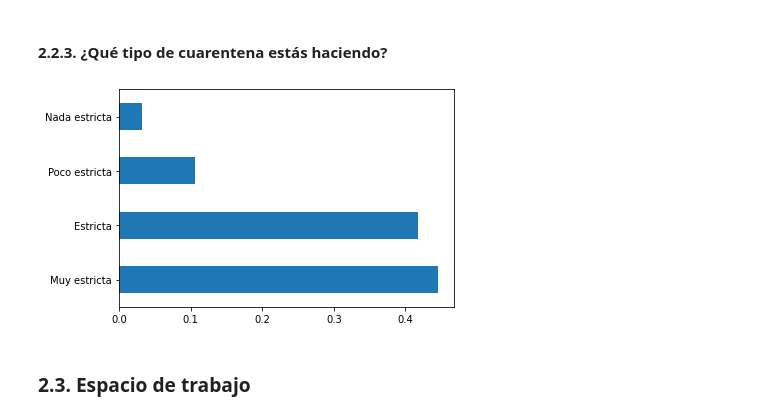
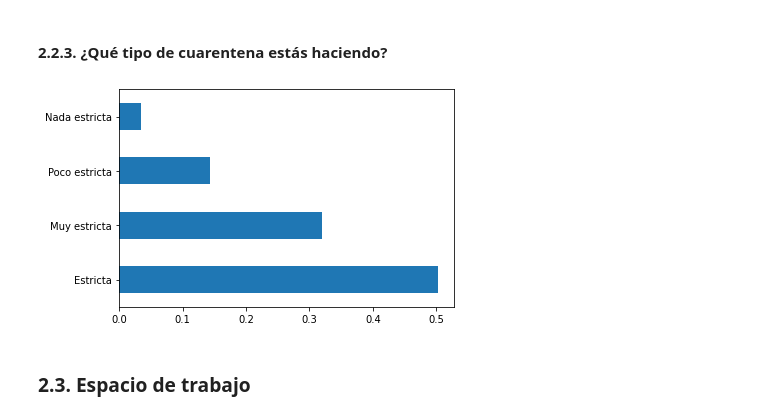
Before and after one commit to SebastianESaavedra/openqube-sueldos, a Jupyter notebook: pipeline/covid-analysis.ipynb, the cells around one changed output. Saved outputs shown, nothing was run; the diff lists cells and outputs as text; code cells hidden in the pictures.

```diff
--- a/pipeline/covid-analysis.ipynb
+++ b/pipeline/covid-analysis.ipynb
@@ -179,8 +210,8 @@ display(len(df_inliers) / len(df))
 # %%
 minimum_salary = dataset_metadata["minimum_salary"]
 
-df_outliers_lower_limit = df_inliers.query("salario_mensual_bruto_en_tu_moneda_local < @minimum_salary/2.0")
-df_inliers_lower_limit = df_inliers.query("salario_mensual_bruto_en_tu_moneda_local >= @minimum_salary/2.0")
+df_outliers_lower_limit = df_inliers.query("salario_mensual_o_retiro_bruto_en_tu_moneda_local < @minimum_salary/2.0")
+df_inliers_lower_limit = df_inliers.query("salario_mensual_o_retiro_bruto_en_tu_moneda_local >= @minimum_salary/2.0")
 df = df_inliers_lower_limit
 # %% [markdown]
 ## 2. Análisis de resultados
@@ -210,8 +241,8 @@ def to_rechart(df, max=0):
 # %% [markdown]
 #### 2.1.1. ¿Con cuántas personas convivís?
 # %%
-aux = df.copy()
-aux["con_cuantas_personas_estas_conviviendo"] = aux["con_cuantas_personas_estas_conviviendo"].apply(str)
+aux = df.copy().dropna()
+aux["con_cuantas_personas_estas_conviviendo"] = aux["con_cuantas_personas_estas_conviviendo"].astype(int).apply(str)
 
 aux = normalize_dataframe_column_replace(aux, "con_cuantas_personas_estas_conviviendo", {"0": "Vivo solo/a"})
 gph = aux["con_cuantas_personas_estas_conviviendo"].value_counts(normalize=True, sort=True)
@@ -265,12 +297,12 @@ charts["convivencia_cuali"]
 # %% [markdown]
 #### 2.1.3. ¿Tenés hijos/as menores de edad?
 # %%
-aux = df.copy()
-aux["tenes_hijosas_menores_de_edad"] = aux["tenes_hijosas_menores_de_edad"].apply(str)
+aux = df.copy().dropna()
+aux["tenes_hijosas_menores_de_edad"] = aux["tenes_hijosas_menores_de_edad"].astype(int).apply(str)
 
 aux = normalize_dataframe_column_replace(aux, "tenes_hijosas_menores_de_edad", {"0": "No"})
 gph = aux["tenes_hijosas_menores_de_edad"].value_counts(normalize=True)
 gph.plot.barh();
 
-charts["tenes_hijoas"] = to_rechart(gph, 4)
+charts["tenes_hijoas"] = to_rechart(gph)
 # %% [output]
@@ -282,8 +314,8 @@ charts["tenes_hijoas"] = to_rechart(gph, 4)
 # %%
 labels = {"1":"Bastante mal", "2":"Mal", "3":"Bien", "4":"Muy bien"}
 
-aux = df.copy()
-aux["como_venis_llevando_la_cuarentena"] = aux["como_venis_llevando_la_cuarentena"].apply(str)
+aux = df.copy().dropna()
+aux["como_venis_llevando_la_cuarentena"] = aux["como_venis_llevando_la_cuarentena"].astype(int).apply(str)
 
 aux = normalize_dataframe_column_replace(aux, "como_venis_llevando_la_cuarentena", labels)
 gph = aux["como_venis_llevando_la_cuarentena"].value_counts(normalize=True)
@@ -323,16 +355,16 @@ charts["convivencia_pasandola_mal"] = to_rechart(conv)
 # %%
 labels = {"1":"Nada estricta", "2":"Poco estricta", "3":"Estricta", "4":"Muy estricta"}
 
-aux = df.copy()
-aux["que_tipo_de_cuarentena_estas_haciendo"] = aux["que_tipo_de_cuarentena_estas_haciendo"].apply(str)
+aux = df.copy().dropna()
+aux["que_tipo_de_cuarentena_hiciste_estas_haciendo"] = aux["que_tipo_de_cuarentena_hiciste_estas_haciendo"].astype(int).apply(str)
 
-aux = normalize_dataframe_column_replace(aux, "que_tipo_de_cuarentena_estas_haciendo", labels)
-gph = aux["que_tipo_de_cuarentena_estas_haciendo"].value_counts(normalize=True)
+aux = normalize_dataframe_column_replace(aux, "que_tipo_de_cuarentena_hiciste_estas_haciendo", labels)
+gph = aux["que_tipo_de_cuarentena_hiciste_estas_haciendo"].value_counts(normalize=True)
 gph.plot.barh();
 
 charts["tipo_de_cuarentena"] = to_rechart(gph)
 # %% [output]
-[figure, old version]
+[figure, new version]
 # %% [markdown]
 ### 2.3. Espacio de trabajo
 # %% [markdown]
```
Also changed, not shown: parts of 31 cells of this notebook.
